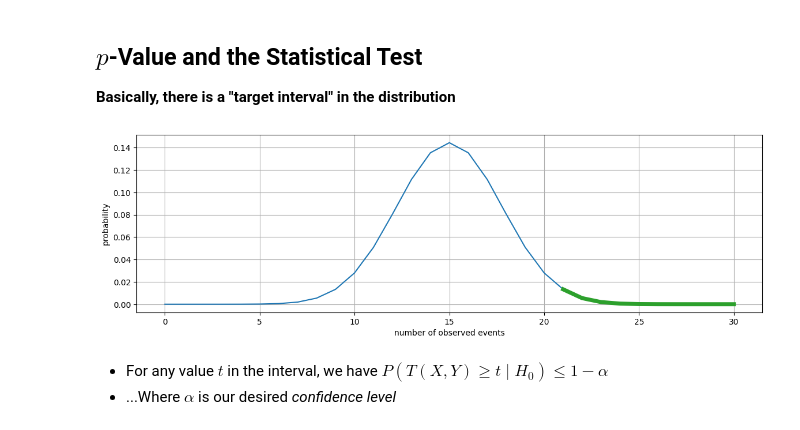
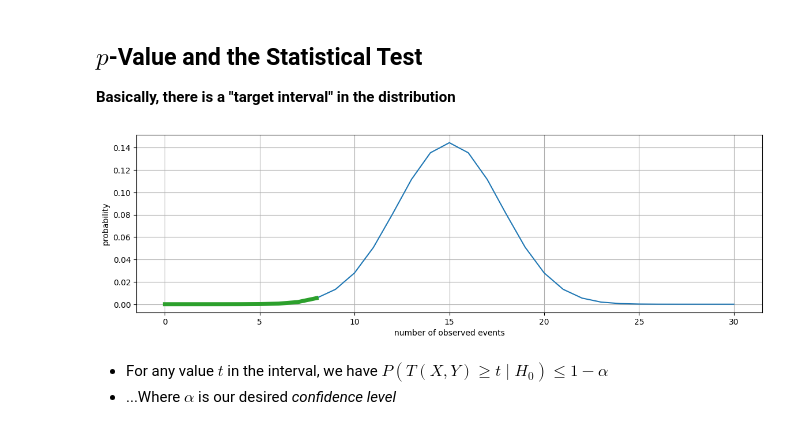
Before and after one commit to a3i-2023-2024/07-at, a Jupyter notebook: notebooks/5. All Relevant Feature Selection.ipynb, the cells around one changed output. Cells and saved outputs as stored; diff of their text form; code cells hidden in the pictures.

```diff
--- a/notebooks/5. All Relevant Feature Selection.ipynb
+++ b/notebooks/5. All Relevant Feature Selection.ipynb
@@ -274,9 +274,9 @@ The trick is once again relying on _permutations_
 
 **Basically, there is a "target interval" in the distribution**
 # %%
-util.binomial_plot(n=30, p=0.5, r_alpha=0.01, figsize=figsize)
+util.binomial_plot(n=30, p=0.5, l_alpha=0.01, figsize=figsize)
 # %% [output]
-[figure, old version]
+[figure, new version]
 # %% [markdown]
 * For any value $t$ in the interval, we have $P(T(X, Y) \geq t \mid H_0) \leq 1-\alpha$
 * ...Where $\alpha$ is our desired _confidence level_
```
Also changed, not shown: parts of 4 cells of this notebook, 1 other file.
